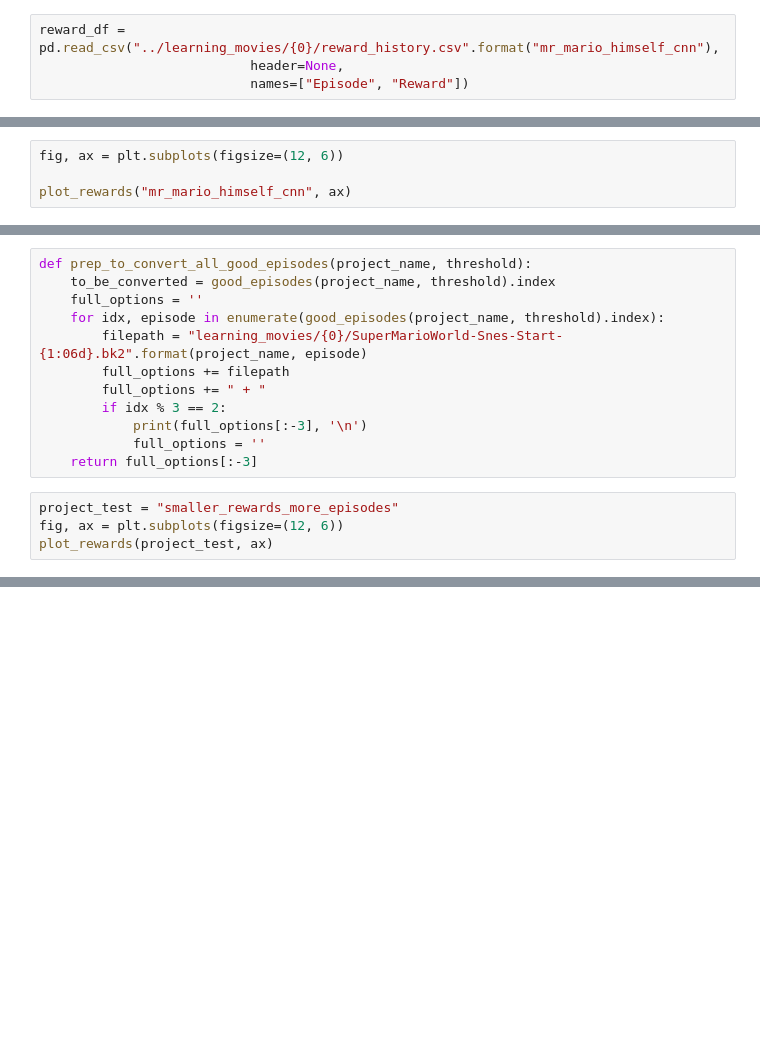
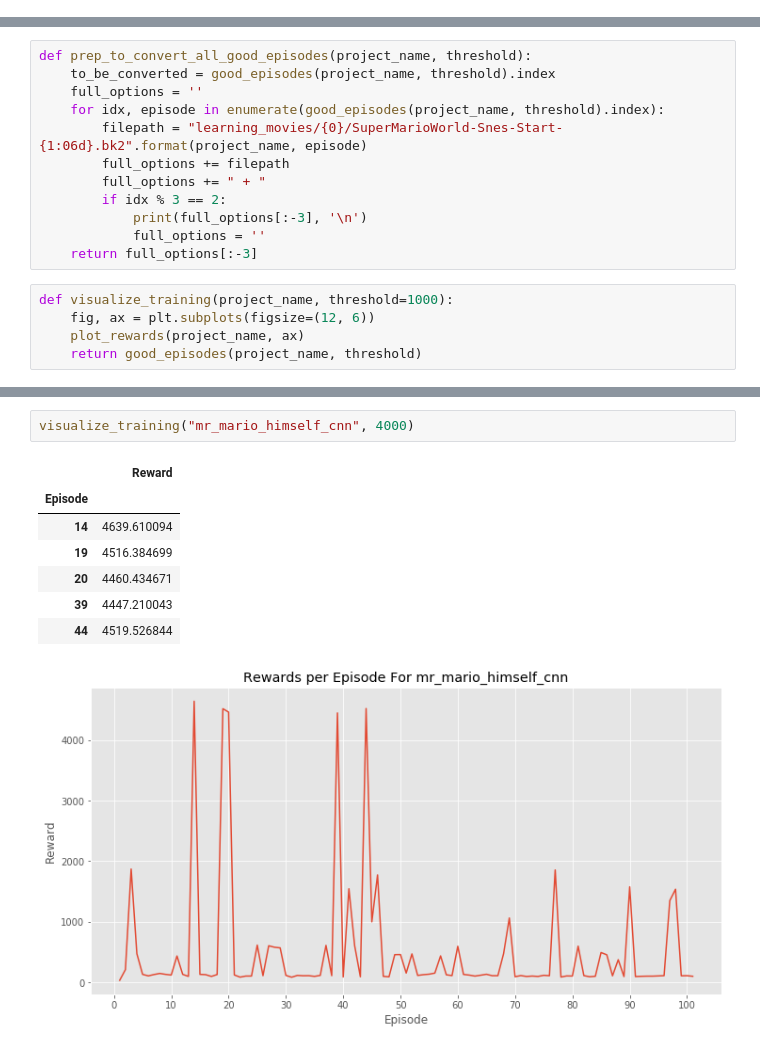
Before and after one commit to NJacobsohn/Your-Learning-is-in-Another-Castle, a Jupyter notebook: notebooks/plotting_and_visualization.ipynb, the cells around one changed output, grey strips where cells are left out. Drawn from its saved outputs; the diff is of its cells as text; blank space fills up the shorter version.

```diff
--- a/notebooks/plotting_and_visualization.ipynb
+++ b/notebooks/plotting_and_visualization.ipynb
@@ -4,7 +4,3 @@ import pandas as pd
 import matplotlib.pyplot as plt
 
 plt.style.use("ggplot")
-# %%
-reward_df = pd.read_csv("../learning_movies/{0}/reward_history.csv".format("mr_mario_himself_cnn"),
-                           header=None,
-                           names=["Episode", "Reward"])
@@ -28,7 +15,3 @@ def plot_rewards(project_name, ax):
     ax.set_xticks(np.arange(0, reward_df["Episode"].max()+1, 10))
     #ax.set_yticks(np.arange(0, reward_df["Reward"].max()+1))
     ax.set_title("Rewards per Episode For {0}".format(project_name))
-# %%
-fig, ax = plt.subplots(figsize=(12, 6))
-
-plot_rewards("mr_mario_himself_cnn", ax)
@@ -74,6 +34,7 @@ def prep_to_convert_all_good_episodes(project_name, threshold):
             full_options = ''
     return full_options[:-3]
 # %%
-project_test = "smaller_rewards_more_episodes"
-fig, ax = plt.subplots(figsize=(12, 6))
-plot_rewards(project_test, ax)
+def visualize_training(project_name, threshold=1000):
+    fig, ax = plt.subplots(figsize=(12, 6))
+    plot_rewards(project_name, ax)
+    return good_episodes(project_name, threshold)
@@ -176,0 +50,11 @@ good_episodes("underwater_level_big_train", 300)
+# %%
+visualize_training("mr_mario_himself_cnn", 4000)
+# %% [output]
+|  | Reward |
+| Episode |  |
+| 14 | 4639.610094 |
+| 19 | 4516.384699 |
+| 20 | 4460.434671 |
+| 39 | 4447.210043 |
+| 44 | 4519.526844 |
+[figure, added]
```
Also changed, not shown: parts of 27 cells of this notebook.
